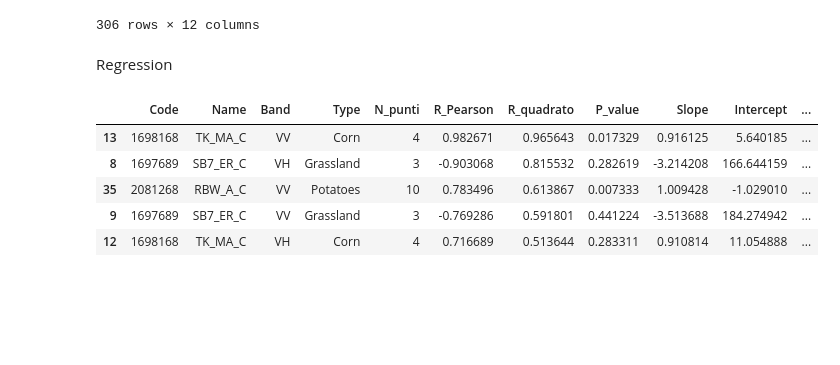
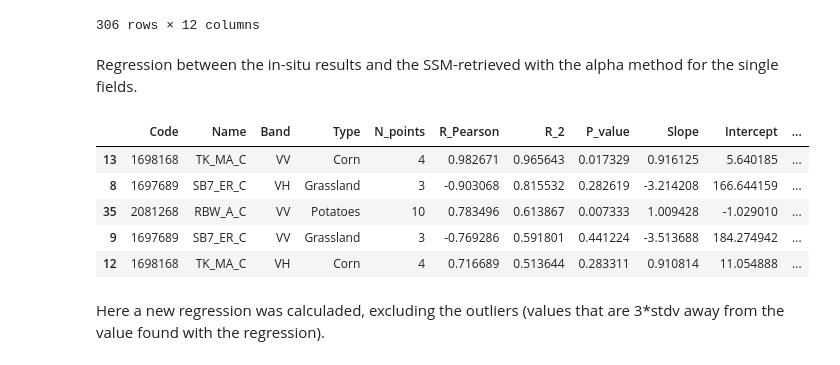
Before and after one commit to cFr4nk/Tesi_SAR_Analysis, a Jupyter notebook: Moisture.ipynb, the cells around one changed output. Saved outputs shown, nothing was run; the diff lists cells and outputs as text; code cells hidden in the pictures; blank space fills up the shorter version.

```diff
--- a/Moisture.ipynb
+++ b/Moisture.ipynb
@@ -82,12 +92,3 @@ sigma_TM = pd.merge(
     on=['Code', 'Date'],
     how='right'
 )
-sigma_TM = sigma_TM[sigma_TM['Date'] >= moisture['Date'].iloc[0]]
-sigma_TM.dropna(subset='Moist_situ' ,inplace=True)
-sigma_TM['diff_mean'] = -sigma_TM.groupby(['Code', 'Band'])['mean'].diff(periods=-1)
-sigma_TM['diff_lin'] = 10 ** (sigma_TM['diff_mean']/10)
-sigma_TM.insert(len(sigma_TM.columns)-1, 'Moist_situ', sigma_TM.pop('Moist_situ'))
-
-
-sigma_TM = sigma_TM.sort_values(by=['Code', 'Band', 'Date']).reset_index(drop=True)
-display(sigma_TM[sigma_TM['Code'] == 1698168])
@@ -164,7 +179,7 @@ display(sigma_TM)
 | 473 | 2278835 | 20170820_VV | -11.036517 | 1.013179 | 2017-08-20 | VV | PVD-M-C | Corn | 0.073632 | 1.017099 | ... |
 306 rows × 12 columns
 # %% [markdown]
-Regression
+Regression between the in-situ results and the SSM-retrieved with the alpha method for the single fields.
 # %%
 from scipy import stats
 
@@ -172,42 +187,49 @@ results_regression = []
 
 for (codice, banda, name,typ), gruppo in sigma_TM.groupby(['Code', 'Band', 'Name', 'Type']):
 
     moist_situ = gruppo['Moist_situ'].values
     SSM_ret = gruppo['SSM_retrieved'].values
 
     if len(moist_situ) > 2:
 
         slope, intercept, r_value, p_value, std_err = stats.linregress(moist_situ, SSM_ret)
         y_pred = slope * moist_situ + intercept
 
         residui = SSM_ret - y_pred
 
         rmsre = np.sqrt(np.mean(residui ** 2))
 
         results_regression.append({
             'Code': codice,
             'Name': name,
             'Band': banda,
             'Type': typ,
-            'N_punti': len(moist_situ),
+            'N_points': len(moist_situ),
             'R_Pearson': r_value,
-            'R_quadrato': r_value ** 2,
+            'R_2': r_value ** 2,
             'P_value': p_value,
             'Slope': slope,
             'Intercept': intercept,
             'RMSRE': rmsre
         })
 
 df_statistiche = pd.DataFrame(results_regression)
-df_statistiche.sort_values('R_quadrato', ascending=False, inplace=True)
+df_statistiche.sort_values('R_2', ascending=False, inplace=True)
 display(df_statistiche.head())
+
+filename = "moisture_reg_xfield.csv"
+output_path = output_folder / 'csv' / filename
+
+df_statistiche.to_csv(output_path ,index=False, sep=';', decimal='.')
 # %% [output]
-|  | Code | Name | Band | Type | N_punti | R_Pearson | R_quadrato | P_value | Slope | Intercept | ... |
+|  | Code | Name | Band | Type | N_points | R_Pearson | R_2 | P_value | Slope | Intercept | ... |
 | 13 | 1698168 | TK_MA_C | VV | Corn | 4 | 0.982671 | 0.965643 | 0.017329 | 0.916125 | 5.640185 | ... |
 | 8 | 1697689 | SB7_ER_C | VH | Grassland | 3 | -0.903068 | 0.815532 | 0.282619 | -3.214208 | 166.644159 | ... |
 | 35 | 2081268 | RBW_A_C | VV | Potatoes | 10 | 0.783496 | 0.613867 | 0.007333 | 1.009428 | -1.029010 | ... |
 | 9 | 1697689 | SB7_ER_C | VV | Grassland | 3 | -0.769286 | 0.591801 | 0.441224 | -3.513688 | 184.274942 | ... |
 | 12 | 1698168 | TK_MA_C | VH | Corn | 4 | 0.716689 | 0.513644 | 0.283311 | 0.910814 | 11.054888 | ... |
+# %% [markdown]
+Here a new regression was calculaded, excluding the outliers (values that are 3*stdv away from the value found with the regression).
 # %%
 import matplotlib.pyplot as plt
 import numpy as np
```
Also changed, not shown: parts of 17 cells of this notebook, 2 other files.
